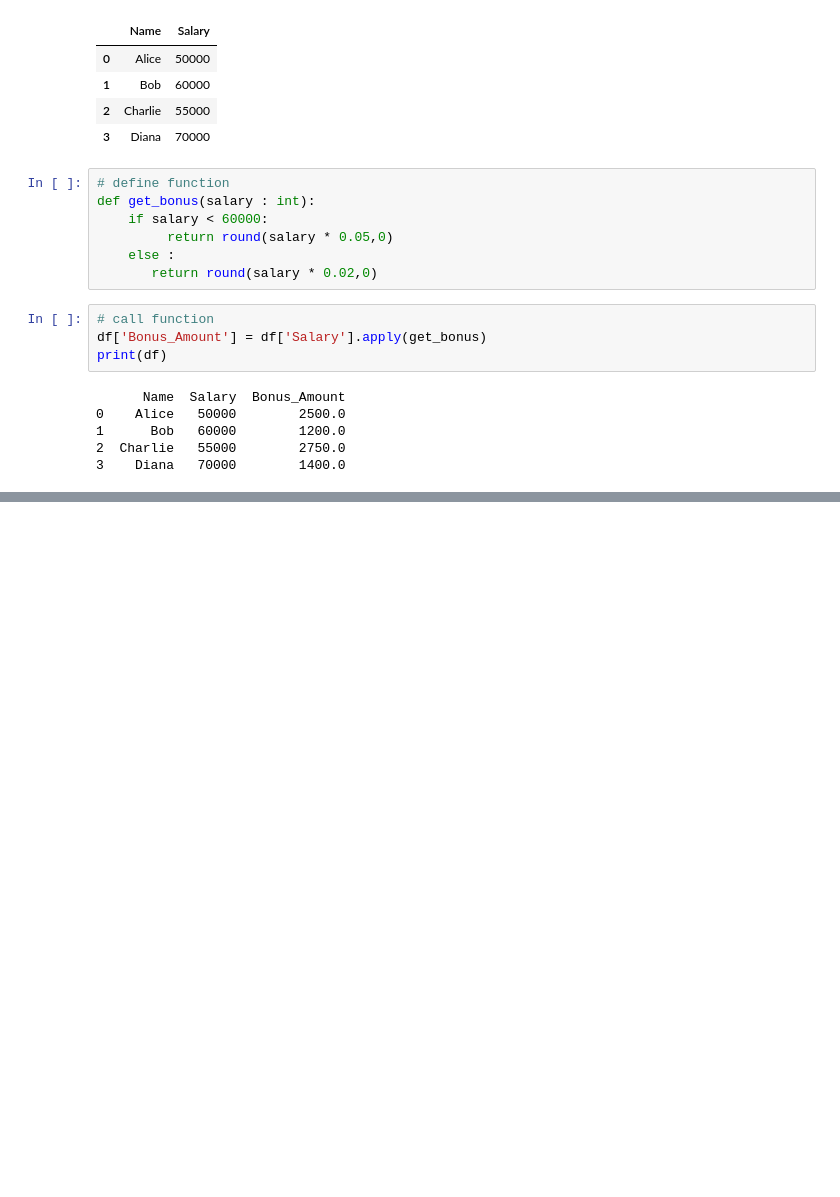
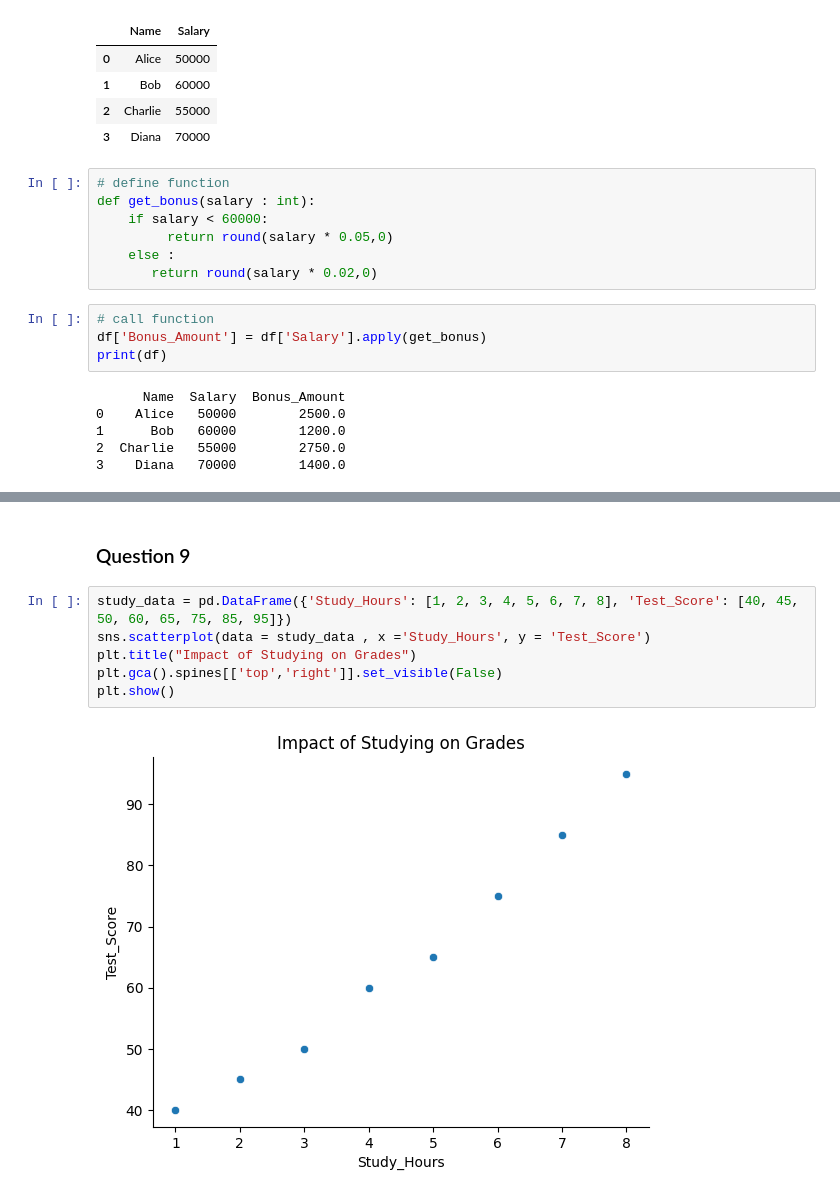
Before and after one commit to Samartj/Assignment-3, a Jupyter notebook: notebooks/assignment_3.ipynb, the cells around one changed output, grey strips where cells are left out. Saved outputs shown, nothing was run; the diff lists cells and outputs as text; blank space fills up the shorter version.

```diff
--- a/notebooks/assignment_3.ipynb
+++ b/notebooks/assignment_3.ipynb
@@ -97,0 +174,10 @@ print(df)
+# %% [markdown]
+### Question 9
+# %%
+study_data = pd.DataFrame({'Study_Hours': [1, 2, 3, 4, 5, 6, 7, 8], 'Test_Score': [40, 45, 50, 60, 65, 75, 85, 95]})
+sns.scatterplot(data = study_data , x ='Study_Hours', y = 'Test_Score')
+plt.title("Impact of Studying on Grades")
+plt.gca().spines[['top','right']].set_visible(False)
+plt.show()
+# %% [output]
+[figure, added]
```
Also changed, not shown: parts of 12 cells of this notebook.
